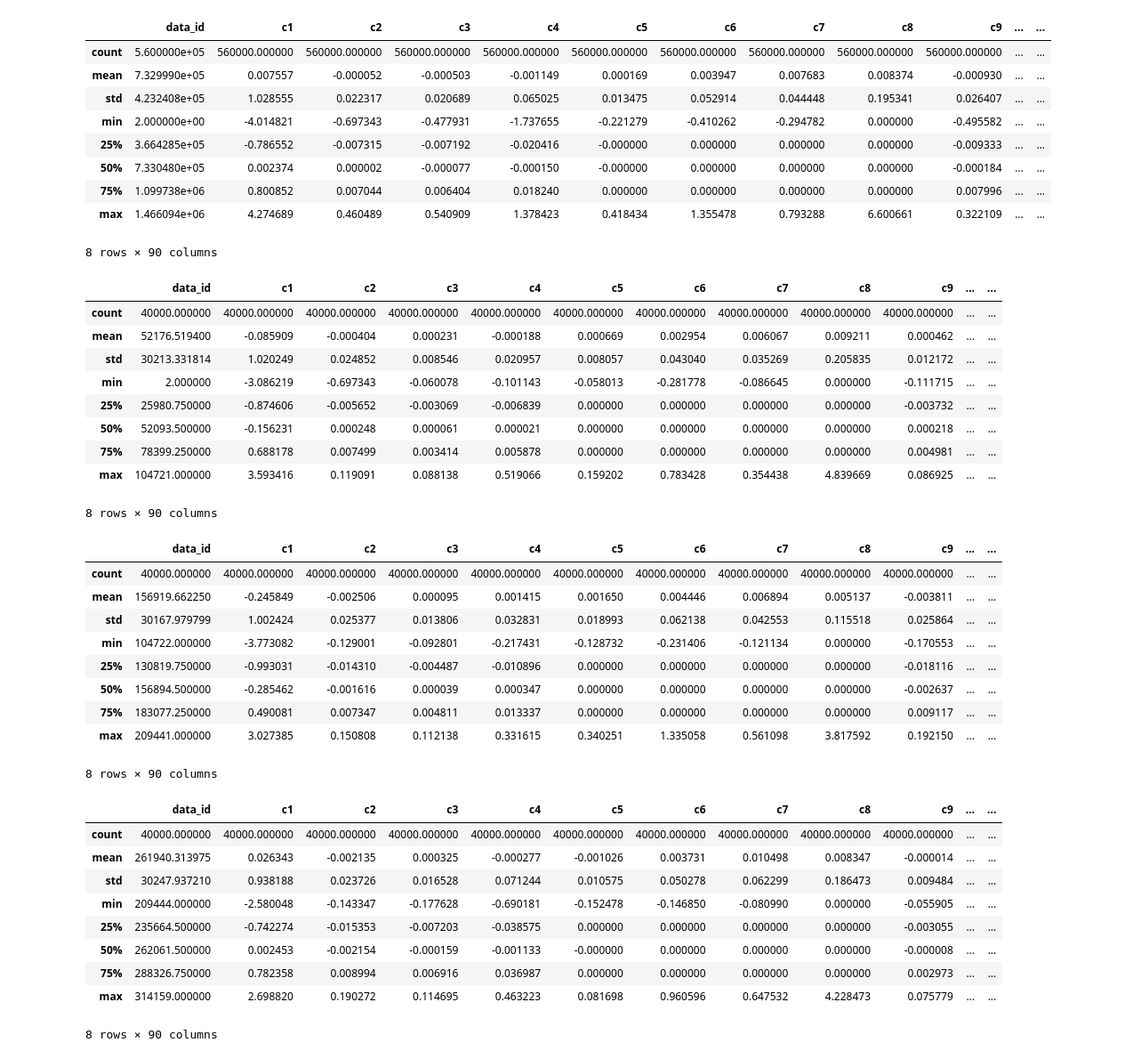
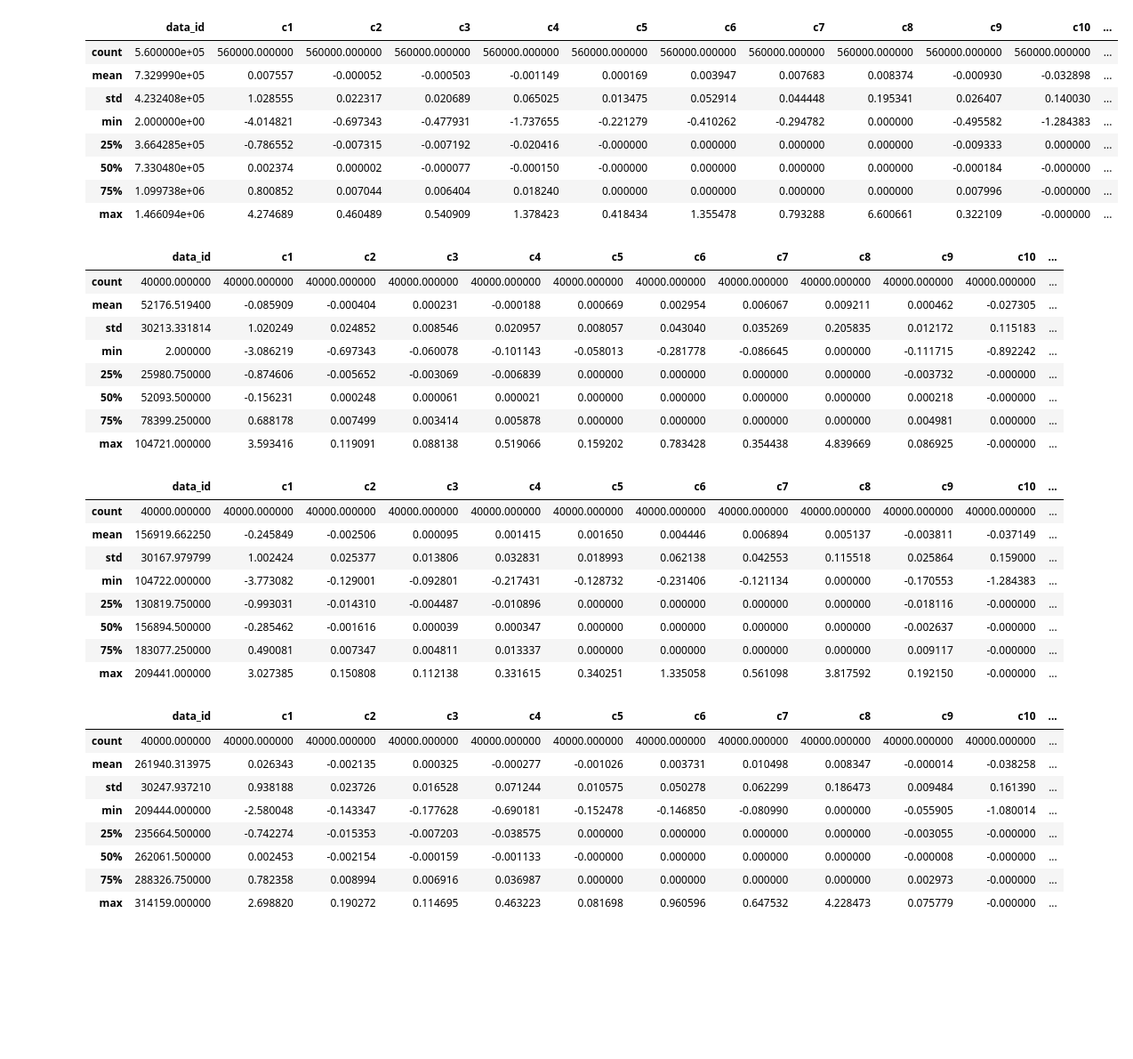
Before and after one commit to lotz84/data-compe-1125, a Jupyter notebook: notebook/statistics_values.ipynb, the cells around one changed output. Shown at 89% size. Drawn from its saved outputs; the diff is of its cells as text; code cells hidden in the pictures; blank space fills up the shorter version.

Commit message:
expand columns

```diff
--- a/notebook/statistics_values.ipynb
+++ b/notebook/statistics_values.ipynb
@@ -1,59 +1,56 @@
 # %%
 import pandas as pd
+pd.set_option('display.max_columns', 500)
 # %%
 df = pd.read_csv("../data/train.csv")
 # %%
-df.describecribe()
+df.describe()
 # %% [output]
-|  | data_id | c1 | c2 | c3 | c4 | c5 | c6 | c7 | c8 | c9 | ... | ... |
-| count | 5.600000e+05 | 560000.000000 | 560000.000000 | 560000.000000 | 560000.000000 | 560000.000000 | 560000.000000 | 560000.000000 | 560000.000000 | 560000.000000 | ... | ... |
-| mean | 7.329990e+05 | 0.007557 | -0.000052 | -0.000503 | -0.001149 | 0.000169 | 0.003947 | 0.007683 | 0.008374 | -0.000930 | ... | ... |
-| std | 4.232408e+05 | 1.028555 | 0.022317 | 0.020689 | 0.065025 | 0.013475 | 0.052914 | 0.044448 | 0.195341 | 0.026407 | ... | ... |
-| min | 2.000000e+00 | -4.014821 | -0.697343 | -0.477931 | -1.737655 | -0.221279 | -0.410262 | -0.294782 | 0.000000 | -0.495582 | ... | ... |
-| 25% | 3.664285e+05 | -0.786552 | -0.007315 | -0.007192 | -0.020416 | -0.000000 | 0.000000 | 0.000000 | 0.000000 | -0.009333 | ... | ... |
-| 50% | 7.330480e+05 | 0.002374 | 0.000002 | -0.000077 | -0.000150 | -0.000000 | 0.000000 | 0.000000 | 0.000000 | -0.000184 | ... | ... |
-| 75% | 1.099738e+06 | 0.800852 | 0.007044 | 0.006404 | 0.018240 | 0.000000 | 0.000000 | 0.000000 | 0.000000 | 0.007996 | ... | ... |
-| max | 1.466094e+06 | 4.274689 | 0.460489 | 0.540909 | 1.378423 | 0.418434 | 1.355478 | 0.793288 | 6.600661 | 0.322109 | ... | ... |
+|  | data_id | c1 | c2 | c3 | c4 | c5 | c6 | c7 | c8 | c9 | c10 | ... |
+| count | 5.600000e+05 | 560000.000000 | 560000.000000 | 560000.000000 | 560000.000000 | 560000.000000 | 560000.000000 | 560000.000000 | 560000.000000 | 560000.000000 | 560000.000000 | ... |
+| mean | 7.329990e+05 | 0.007557 | -0.000052 | -0.000503 | -0.001149 | 0.000169 | 0.003947 | 0.007683 | 0.008374 | -0.000930 | -0.032898 | ... |
+| std | 4.232408e+05 | 1.028555 | 0.022317 | 0.020689 | 0.065025 | 0.013475 | 0.052914 | 0.044448 | 0.195341 | 0.026407 | 0.140030 | ... |
+| min | 2.000000e+00 | -4.014821 | -0.697343 | -0.477931 | -1.737655 | -0.221279 | -0.410262 | -0.294782 | 0.000000 | -0.495582 | -1.284383 | ... |
+| 25% | 3.664285e+05 | -0.786552 | -0.007315 | -0.007192 | -0.020416 | -0.000000 | 0.000000 | 0.000000 | 0.000000 | -0.009333 | 0.000000 | ... |
+| 50% | 7.330480e+05 | 0.002374 | 0.000002 | -0.000077 | -0.000150 | -0.000000 | 0.000000 | 0.000000 | 0.000000 | -0.000184 | -0.000000 | ... |
+| 75% | 1.099738e+06 | 0.800852 | 0.007044 | 0.006404 | 0.018240 | 0.000000 | 0.000000 | 0.000000 | 0.000000 | 0.007996 | -0.000000 | ... |
+| max | 1.466094e+06 | 4.274689 | 0.460489 | 0.540909 | 1.378423 | 0.418434 | 1.355478 | 0.793288 | 6.600661 | 0.322109 | -0.000000 | ... |
-8 rows × 90 columns
 # %%
 df[df['period'] == 'train1'].describe()
 # %% [output]
-|  | data_id | c1 | c2 | c3 | c4 | c5 | c6 | c7 | c8 | c9 | ... | ... |
-| count | 40000.000000 | 40000.000000 | 40000.000000 | 40000.000000 | 40000.000000 | 40000.000000 | 40000.000000 | 40000.000000 | 40000.000000 | 40000.000000 | ... | ... |
-| mean | 52176.519400 | -0.085909 | -0.000404 | 0.000231 | -0.000188 | 0.000669 | 0.002954 | 0.006067 | 0.009211 | 0.000462 | ... | ... |
-| std | 30213.331814 | 1.020249 | 0.024852 | 0.008546 | 0.020957 | 0.008057 | 0.043040 | 0.035269 | 0.205835 | 0.012172 | ... | ... |
-| min | 2.000000 | -3.086219 | -0.697343 | -0.060078 | -0.101143 | -0.058013 | -0.281778 | -0.086645 | 0.000000 | -0.111715 | ... | ... |
-| 25% | 25980.750000 | -0.874606 | -0.005652 | -0.003069 | -0.006839 | 0.000000 | 0.000000 | 0.000000 | 0.000000 | -0.003732 | ... | ... |
-| 50% | 52093.500000 | -0.156231 | 0.000248 | 0.000061 | 0.000021 | 0.000000 | 0.000000 | 0.000000 | 0.000000 | 0.000218 | ... | ... |
-| 75% | 78399.250000 | 0.688178 | 0.007499 | 0.003414 | 0.005878 | 0.000000 | 0.000000 | 0.000000 | 0.000000 | 0.004981 | ... | ... |
-| max | 104721.000000 | 3.593416 | 0.119091 | 0.088138 | 0.519066 | 0.159202 | 0.783428 | 0.354438 | 4.839669 | 0.086925 | ... | ... |
+|  | data_id | c1 | c2 | c3 | c4 | c5 | c6 | c7 | c8 | c9 | c10 | ... |
+| count | 40000.000000 | 40000.000000 | 40000.000000 | 40000.000000 | 40000.000000 | 40000.000000 | 40000.000000 | 40000.000000 | 40000.000000 | 40000.000000 | 40000.000000 | ... |
+| mean | 52176.519400 | -0.085909 | -0.000404 | 0.000231 | -0.000188 | 0.000669 | 0.002954 | 0.006067 | 0.009211 | 0.000462 | -0.027305 | ... |
+| std | 30213.331814 | 1.020249 | 0.024852 | 0.008546 | 0.020957 | 0.008057 | 0.043040 | 0.035269 | 0.205835 | 0.012172 | 0.115183 | ... |
+| min | 2.000000 | -3.086219 | -0.697343 | -0.060078 | -0.101143 | -0.058013 | -0.281778 | -0.086645 | 0.000000 | -0.111715 | -0.892242 | ... |
+| 25% | 25980.750000 | -0.874606 | -0.005652 | -0.003069 | -0.006839 | 0.000000 | 0.000000 | 0.000000 | 0.000000 | -0.003732 | -0.000000 | ... |
+| 50% | 52093.500000 | -0.156231 | 0.000248 | 0.000061 | 0.000021 | 0.000000 | 0.000000 | 0.000000 | 0.000000 | 0.000218 | -0.000000 | ... |
+| 75% | 78399.250000 | 0.688178 | 0.007499 | 0.003414 | 0.005878 | 0.000000 | 0.000000 | 0.000000 | 0.000000 | 0.004981 | 0.000000 | ... |
+| max | 104721.000000 | 3.593416 | 0.119091 | 0.088138 | 0.519066 | 0.159202 | 0.783428 | 0.354438 | 4.839669 | 0.086925 | -0.000000 | ... |
-8 rows × 90 columns
 # %%
 df[df['period'] == 'train2'].describe()
 # %% [output]
-|  | data_id | c1 | c2 | c3 | c4 | c5 | c6 | c7 | c8 | c9 | ... | ... |
-| count | 40000.000000 | 40000.000000 | 40000.000000 | 40000.000000 | 40000.000000 | 40000.000000 | 40000.000000 | 40000.000000 | 40000.000000 | 40000.000000 | ... | ... |
-| mean | 156919.662250 | -0.245849 | -0.002506 | 0.000095 | 0.001415 | 0.001650 | 0.004446 | 0.006894 | 0.005137 | -0.003811 | ... | ... |
-| std | 30167.979799 | 1.002424 | 0.025377 | 0.013806 | 0.032831 | 0.018993 | 0.062138 | 0.042553 | 0.115518 | 0.025864 | ... | ... |
-| min | 104722.000000 | -3.773082 | -0.129001 | -0.092801 | -0.217431 | -0.128732 | -0.231406 | -0.121134 | 0.000000 | -0.170553 | ... | ... |
-| 25% | 130819.750000 | -0.993031 | -0.014310 | -0.004487 | -0.010896 | 0.000000 | 0.000000 | 0.000000 | 0.000000 | -0.018116 | ... | ... |
-| 50% | 156894.500000 | -0.285462 | -0.001616 | 0.000039 | 0.000347 | 0.000000 | 0.000000 | 0.000000 | 0.000000 | -0.002637 | ... | ... |
-| 75% | 183077.250000 | 0.490081 | 0.007347 | 0.004811 | 0.013337 | 0.000000 | 0.000000 | 0.000000 | 0.000000 | 0.009117 | ... | ... |
-| max | 209441.000000 | 3.027385 | 0.150808 | 0.112138 | 0.331615 | 0.340251 | 1.335058 | 0.561098 | 3.817592 | 0.192150 | ... | ... |
+|  | data_id | c1 | c2 | c3 | c4 | c5 | c6 | c7 | c8 | c9 | c10 | ... |
+| count | 40000.000000 | 40000.000000 | 40000.000000 | 40000.000000 | 40000.000000 | 40000.000000 | 40000.000000 | 40000.000000 | 40000.000000 | 40000.000000 | 40000.000000 | ... |
+| mean | 156919.662250 | -0.245849 | -0.002506 | 0.000095 | 0.001415 | 0.001650 | 0.004446 | 0.006894 | 0.005137 | -0.003811 | -0.037149 | ... |
+| std | 30167.979799 | 1.002424 | 0.025377 | 0.013806 | 0.032831 | 0.018993 | 0.062138 | 0.042553 | 0.115518 | 0.025864 | 0.159000 | ... |
+| min | 104722.000000 | -3.773082 | -0.129001 | -0.092801 | -0.217431 | -0.128732 | -0.231406 | -0.121134 | 0.000000 | -0.170553 | -1.284383 | ... |
+| 25% | 130819.750000 | -0.993031 | -0.014310 | -0.004487 | -0.010896 | 0.000000 | 0.000000 | 0.000000 | 0.000000 | -0.018116 | -0.000000 | ... |
+| 50% | 156894.500000 | -0.285462 | -0.001616 | 0.000039 | 0.000347 | 0.000000 | 0.000000 | 0.000000 | 0.000000 | -0.002637 | -0.000000 | ... |
+| 75% | 183077.250000 | 0.490081 | 0.007347 | 0.004811 | 0.013337 | 0.000000 | 0.000000 | 0.000000 | 0.000000 | 0.009117 | -0.000000 | ... |
+| max | 209441.000000 | 3.027385 | 0.150808 | 0.112138 | 0.331615 | 0.340251 | 1.335058 | 0.561098 | 3.817592 | 0.192150 | -0.000000 | ... |
-8 rows × 90 columns
 # %%
 df[df['period'] == 'train3'].describe()
 # %% [output]
-|  | data_id | c1 | c2 | c3 | c4 | c5 | c6 | c7 | c8 | c9 | ... | ... |
-| count | 40000.000000 | 40000.000000 | 40000.000000 | 40000.000000 | 40000.000000 | 40000.000000 | 40000.000000 | 40000.000000 | 40000.000000 | 40000.000000 | ... | ... |
-| mean | 261940.313975 | 0.026343 | -0.002135 | 0.000325 | -0.000277 | -0.001026 | 0.003731 | 0.010498 | 0.008347 | -0.000014 | ... | ... |
-| std | 30247.937210 | 0.938188 | 0.023726 | 0.016528 | 0.071244 | 0.010575 | 0.050278 | 0.062299 | 0.186473 | 0.009484 | ... | ... |
-| min | 209444.000000 | -2.580048 | -0.143347 | -0.177628 | -0.690181 | -0.152478 | -0.146850 | -0.080990 | 0.000000 | -0.055905 | ... | ... |
-| 25% | 235664.500000 | -0.742274 | -0.015353 | -0.007203 | -0.038575 | 0.000000 | 0.000000 | 0.000000 | 0.000000 | -0.003055 | ... | ... |
-| 50% | 262061.500000 | 0.002453 | -0.002154 | -0.000159 | -0.001133 | -0.000000 | 0.000000 | 0.000000 | 0.000000 | -0.000008 | ... | ... |
-| 75% | 288326.750000 | 0.782358 | 0.008994 | 0.006916 | 0.036987 | 0.000000 | 0.000000 | 0.000000 | 0.000000 | 0.002973 | ... | ... |
-| max | 314159.000000 | 2.698820 | 0.190272 | 0.114695 | 0.463223 | 0.081698 | 0.960596 | 0.647532 | 4.228473 | 0.075779 | ... | ... |
+|  | data_id | c1 | c2 | c3 | c4 | c5 | c6 | c7 | c8 | c9 | c10 | ... |
+| count | 40000.000000 | 40000.000000 | 40000.000000 | 40000.000000 | 40000.000000 | 40000.000000 | 40000.000000 | 40000.000000 | 40000.000000 | 40000.000000 | 40000.000000 | ... |
+| mean | 261940.313975 | 0.026343 | -0.002135 | 0.000325 | -0.000277 | -0.001026 | 0.003731 | 0.010498 | 0.008347 | -0.000014 | -0.038258 | ... |
+| std | 30247.937210 | 0.938188 | 0.023726 | 0.016528 | 0.071244 | 0.010575 | 0.050278 | 0.062299 | 0.186473 | 0.009484 | 0.161390 | ... |
+| min | 209444.000000 | -2.580048 | -0.143347 | -0.177628 | -0.690181 | -0.152478 | -0.146850 | -0.080990 | 0.000000 | -0.055905 | -1.080014 | ... |
+| 25% | 235664.500000 | -0.742274 | -0.015353 | -0.007203 | -0.038575 | 0.000000 | 0.000000 | 0.000000 | 0.000000 | -0.003055 | -0.000000 | ... |
+| 50% | 262061.500000 | 0.002453 | -0.002154 | -0.000159 | -0.001133 | -0.000000 | 0.000000 | 0.000000 | 0.000000 | -0.000008 | -0.000000 | ... |
+| 75% | 288326.750000 | 0.782358 | 0.008994 | 0.006916 | 0.036987 | 0.000000 | 0.000000 | 0.000000 | 0.000000 | 0.002973 | -0.000000 | ... |
+| max | 314159.000000 | 2.698820 | 0.190272 | 0.114695 | 0.463223 | 0.081698 | 0.960596 | 0.647532 | 4.228473 | 0.075779 | -0.000000 | ... |
-8 rows × 90 columns
 # %%
 df[df['period'] == 'train4'].describe()
 # %% [output]
```
Also changed, not shown: parts of 11 cells of this notebook.
